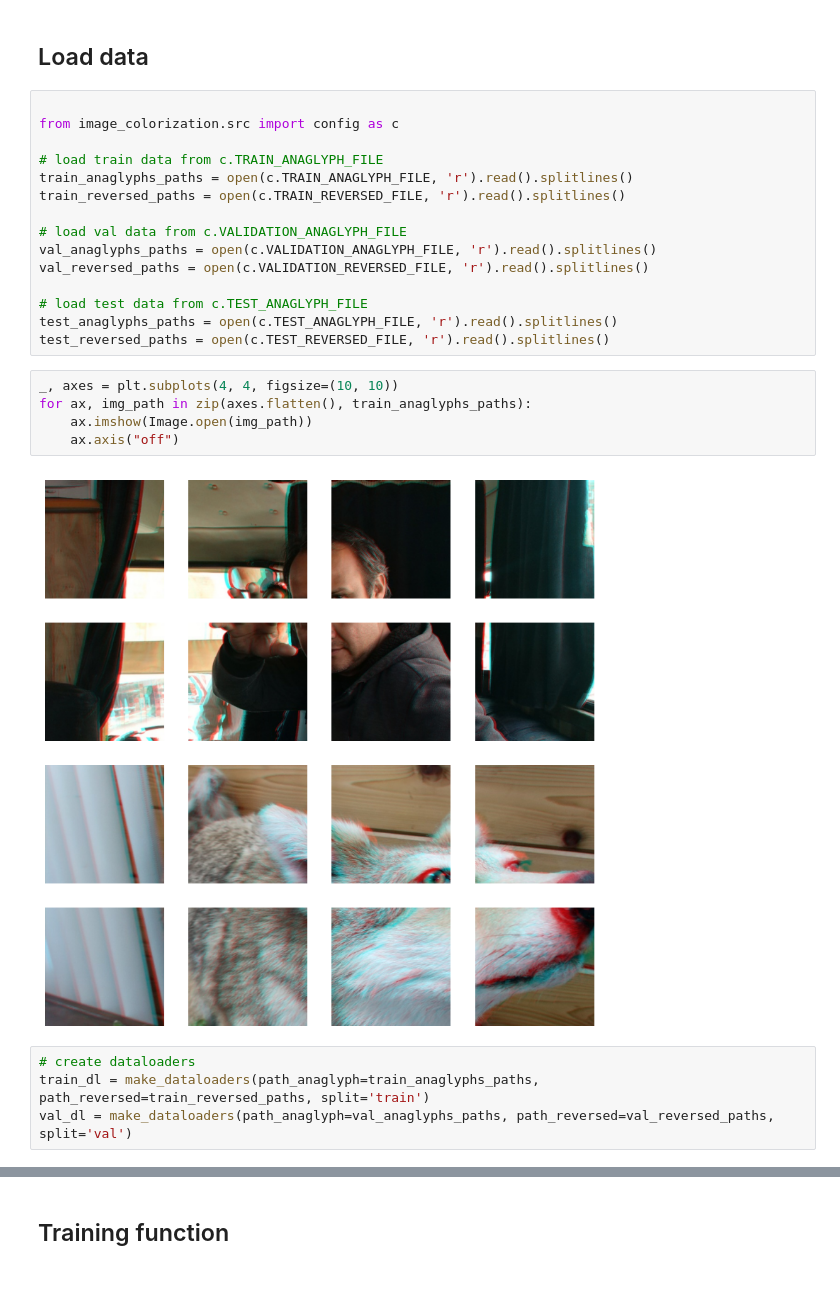
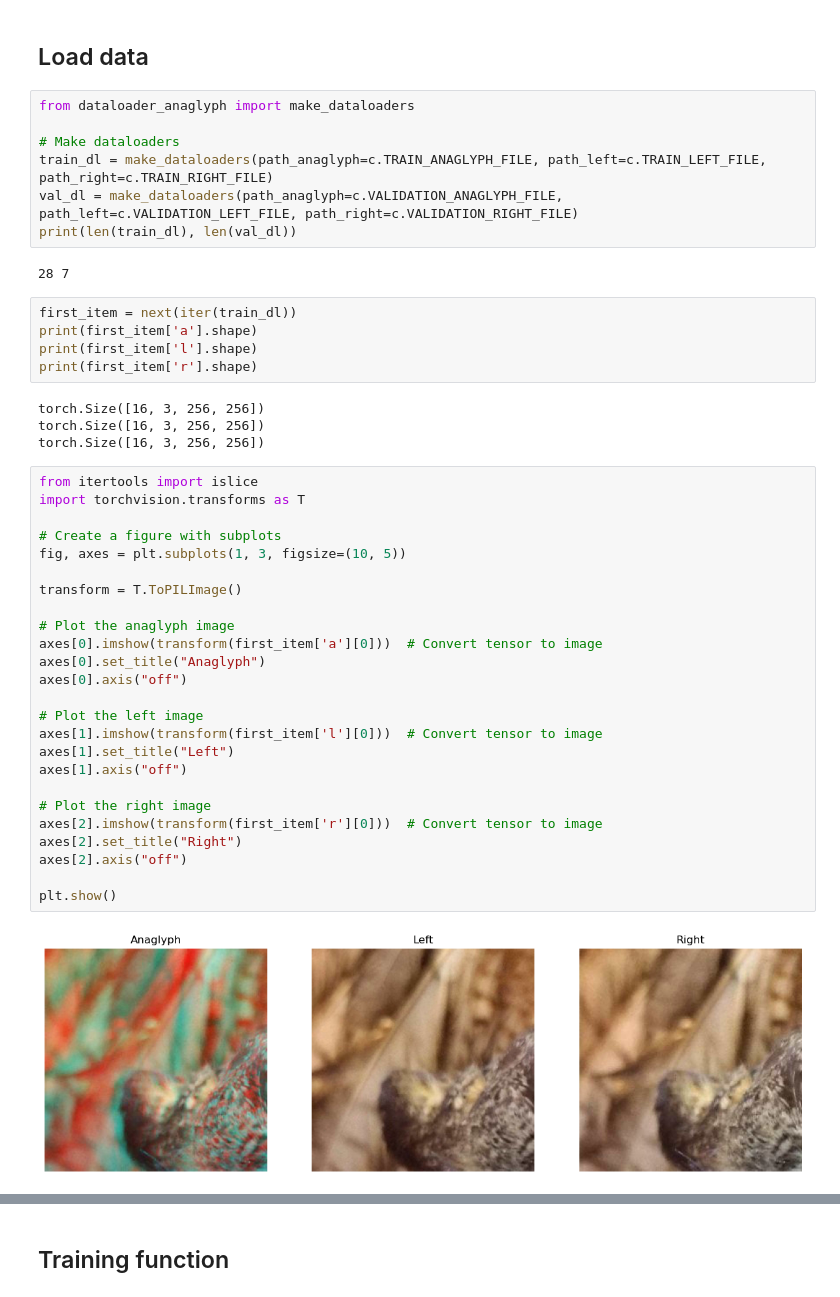
Before and after one commit to r-grun/stereo-recreation-from-anaglyphs, a Jupyter notebook: image_colorization/recreate_anaglyphs.ipynb, the cells around one changed output, grey strips where cells are left out. Cells and saved outputs as stored; diff of their text form.

```diff
--- a/image_colorization/recreate_anaglyphs.ipynb
+++ b/image_colorization/recreate_anaglyphs.ipynb
@@ -22,28 +44,47 @@ device(type='cuda')
 # %% [markdown]
 ## Load data
 # %%
+from dataloader_anaglyph import make_dataloaders
 
-from image_colorization.src import config as c
-
-# load train data from c.TRAIN_ANAGLYPH_FILE
-train_anaglyphs_paths = open(c.TRAIN_ANAGLYPH_FILE, 'r').read().splitlines()
-train_reversed_paths = open(c.TRAIN_REVERSED_FILE, 'r').read().splitlines()
-
-# load val data from c.VALIDATION_ANAGLYPH_FILE
-val_anaglyphs_paths = open(c.VALIDATION_ANAGLYPH_FILE, 'r').read().splitlines()
-val_reversed_paths = open(c.VALIDATION_REVERSED_FILE, 'r').read().splitlines()
-
-# load test data from c.TEST_ANAGLYPH_FILE
-test_anaglyphs_paths = open(c.TEST_ANAGLYPH_FILE, 'r').read().splitlines()
-test_reversed_paths = open(c.TEST_REVERSED_FILE, 'r').read().splitlines()
+# Make dataloaders
+train_dl = make_dataloaders(path_anaglyph=c.TRAIN_ANAGLYPH_FILE, path_left=c.TRAIN_LEFT_FILE, path_right=c.TRAIN_RIGHT_FILE)
+val_dl = make_dataloaders(path_anaglyph=c.VALIDATION_ANAGLYPH_FILE, path_left=c.VALIDATION_LEFT_FILE, path_right=c.VALIDATION_RIGHT_FILE)
+print(len(train_dl), len(val_dl))
+# %% [output]
+28 7
+# %%
+first_item = next(iter(train_dl))
+print(first_item['a'].shape)
+print(first_item['l'].shape)
+print(first_item['r'].shape)
+# %% [output]
+torch.Size([16, 3, 256, 256])
+torch.Size([16, 3, 256, 256])
+torch.Size([16, 3, 256, 256])
 # %%
-_, axes = plt.subplots(4, 4, figsize=(10, 10))
-for ax, img_path in zip(axes.flatten(), train_anaglyphs_paths):
-    ax.imshow(Image.open(img_path))
-    ax.axis("off")
+from itertools import islice
+import torchvision.transforms as T
+
+# Create a figure with subplots
+fig, axes = plt.subplots(1, 3, figsize=(10, 5))
+
+transform = T.ToPILImage()
+
+# Plot the anaglyph image
+axes[0].imshow(transform(first_item['a'][0]))  # Convert tensor to image
+axes[0].set_title("Anaglyph")
+axes[0].axis("off")
+
+# Plot the left image
+axes[1].imshow(transform(first_item['l'][0]))  # Convert tensor to image
+axes[1].set_title("Left")
+axes[1].axis("off")
+
+# Plot the right image
+axes[2].imshow(transform(first_item['r'][0]))  # Convert tensor to image
+axes[2].set_title("Right")
+axes[2].axis("off")
+
+plt.show()
 # %% [output]
-[figure, old version]
+[figure, new version]
-# %%
-# create dataloaders
-train_dl = make_dataloaders(path_anaglyph=train_anaglyphs_paths, path_reversed=train_reversed_paths, split='train')
-val_dl = make_dataloaders(path_anaglyph=val_anaglyphs_paths, path_reversed=val_reversed_paths, split='val')
```
Also changed, not shown: parts of 15 cells of this notebook, 4 other files.
